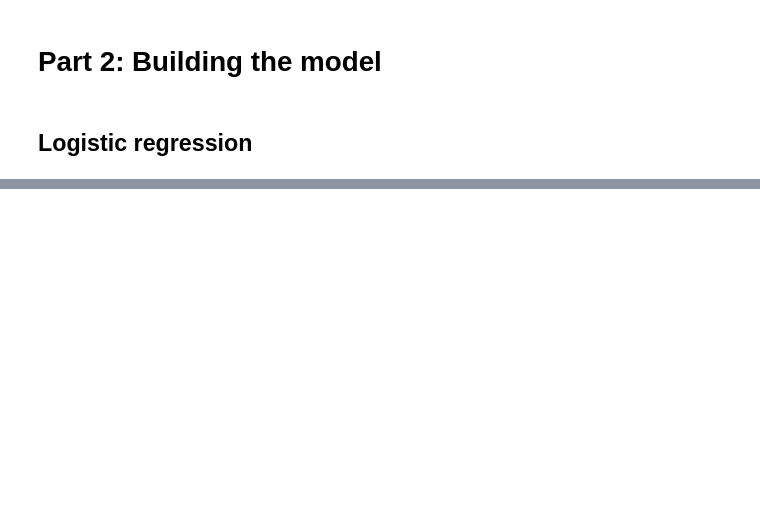
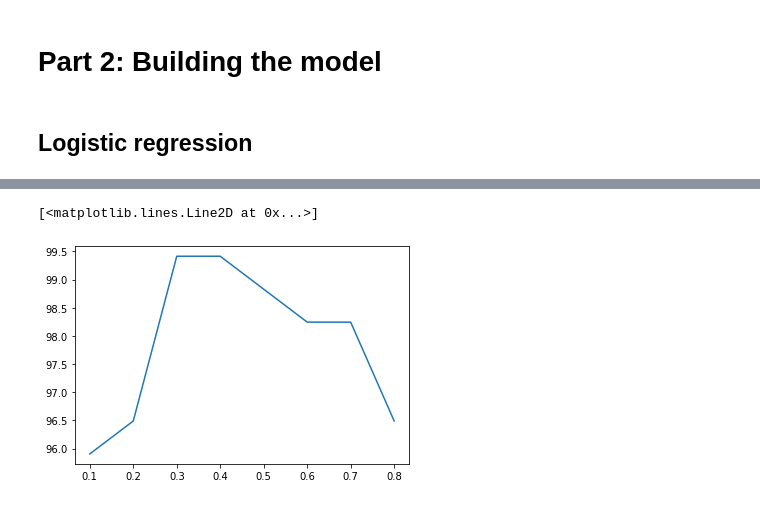
Before and after one commit to TheKIDends/Machine-Learning_Breast-Cancer-Wisconsin, a Jupyter notebook: BreastCancerWisconsin/BreastCancerWisconsin.ipynb, the cells around one changed output, grey strips where cells are left out. Cells and saved outputs as stored; diff of their text form; code cells hidden in the pictures; blank space fills up the shorter version.

Commit message:
Update the model

```diff
--- a/BreastCancerWisconsin/BreastCancerWisconsin.ipynb
+++ b/BreastCancerWisconsin/BreastCancerWisconsin.ipynb
@@ -144,7 +155,7 @@ def gradient(x, y_hat, y):
   grad_b = np.sum(y_hat-y) / m
   return grad_w, grad_b
 # %%
-def train_model(x, y, n_epoch=100000, lr=1e-3):
+def train_model(x, y, n_epoch=50000, lr=1e-3):
   m, d = x.shape
   w = np.zeros(d)
   b = np.zeros(1)
@@ -194,7 +205,7 @@ test_loss = 0.0413
 # %%
-def accuracy(y_hat, y):
-    threshold = 0.9
-    acc = 1
+def accuracy(y_hat, y, threshold):
+    print(threshold)
+    acc = 0
     for i in range(len(y)):
         if y[i] == 1:
             if y_hat[i] >= threshold:
@@ -221,5 +219,3 @@ def calc_y_hat(y_hat):
-# %%
-y_hat = calc_y_hat(y_hat)
 # %%
 y_hat
 # %% [output]
@@ -236,0 +244,6 @@ array([0., 1., 0., 1., 0., 1., 1., 0., 1., 0., 0., 1., 0., 0., 0., 1., 0.,
+# %%
+thresholds = np.arange(0.1,0.9, step = 0.1)
+acc = np.zeros_like(thresholds)
+for i, threshold in enumerate(thresholds):
+    acc[i] = accuracy(y_hat, y_test, threshold)
+    print(threshold, acc[i])
@@ -236,0 +267,5 @@ array([0., 1., 0., 1., 0., 1., 1., 0., 1., 0., 0., 1., 0., 0., 0., 1., 0.,
+# %%
+plt.plot(thresholds, acc)
+# %% [output]
+[<matplotlib.lines.Line2D at 0x...>]
+[figure, added]
```
Also changed, not shown: parts of 14 cells of this notebook.
